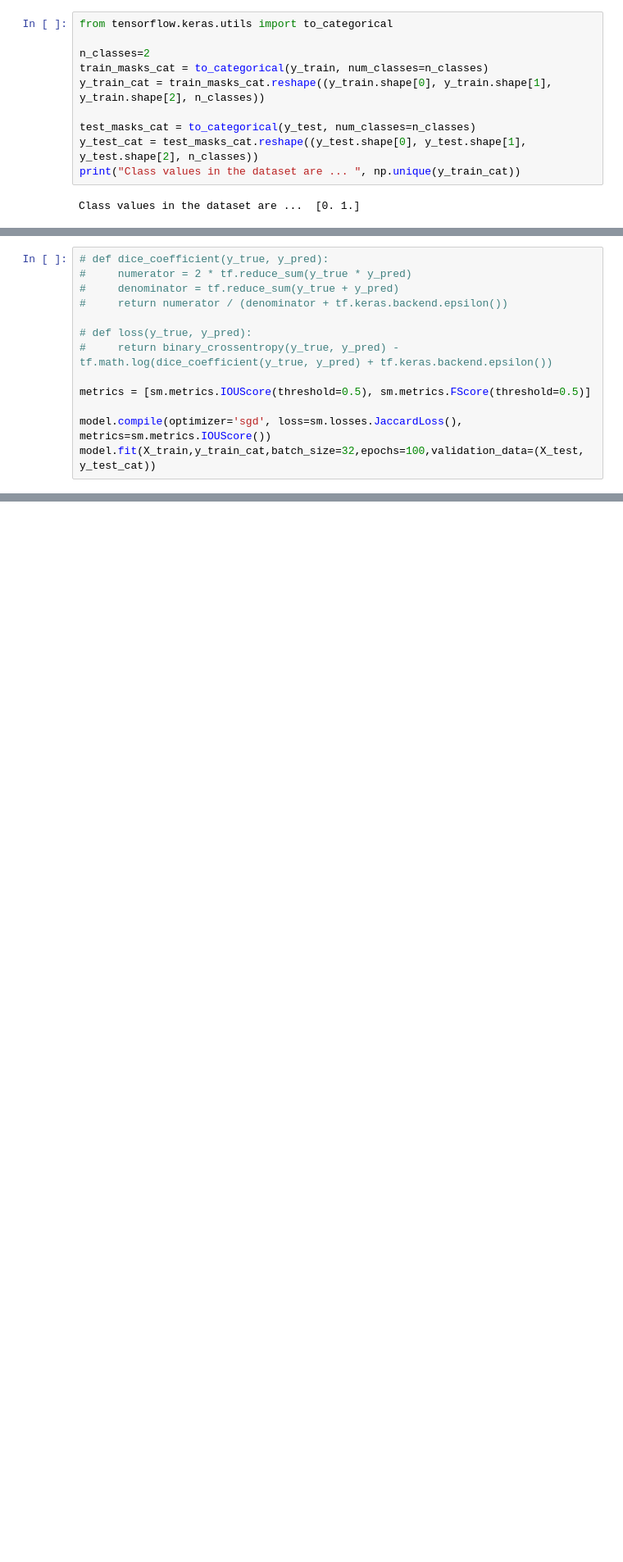
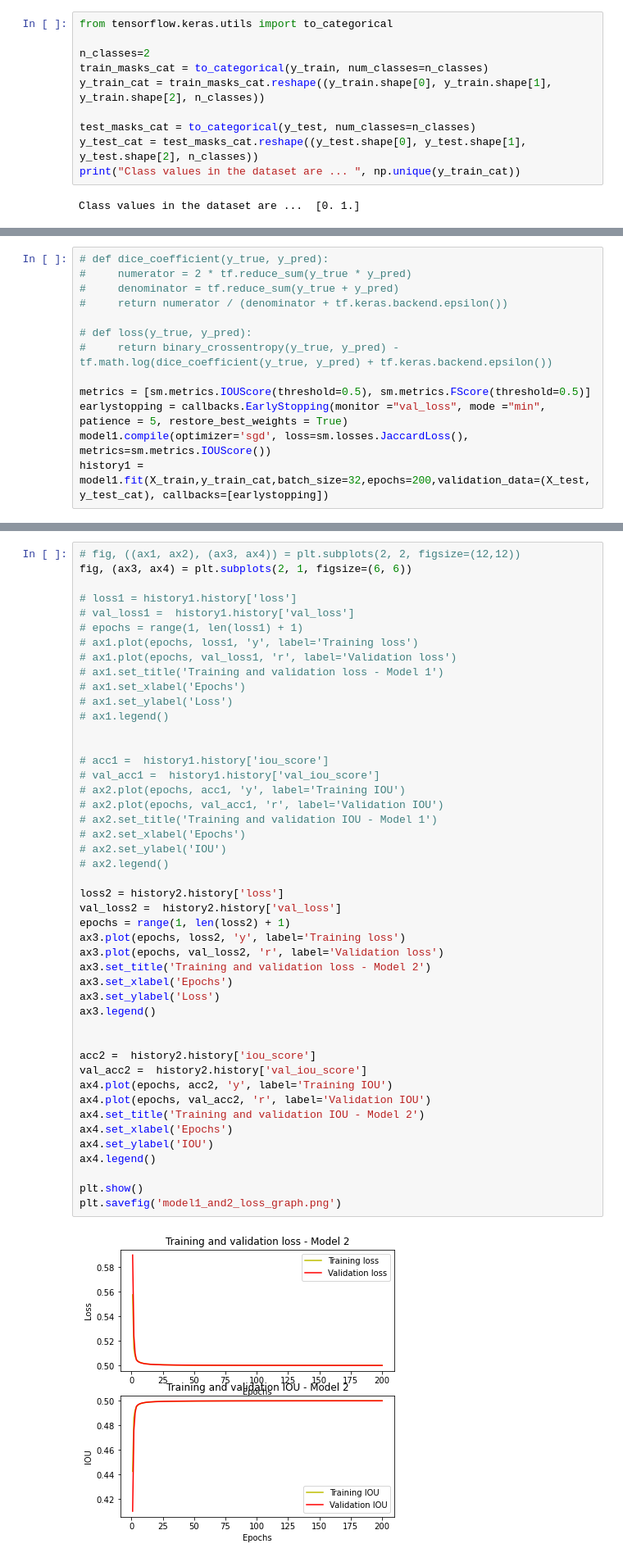
Before and after one commit to gchaudhuri/deeplearning-wetland-purpleloosestrife, a Jupyter notebook: test_run2.ipynb, the cells around one changed output, grey strips where cells are left out. Shown: that part at 82% size. Cells and saved outputs as stored; diff of their text form; blank space fills up the shorter version.

```diff
--- a/test_run2.ipynb
+++ b/test_run2.ipynb
@@ -261,6 +265,6 @@ model = sm.Unet(backbone_name='resnet34', encoder_weights=None, input_shape=(Non
 #     return binary_crossentropy(y_true, y_pred) - tf.math.log(dice_coefficient(y_true, y_pred) + tf.keras.backend.epsilon())
 
 metrics = [sm.metrics.IOUScore(threshold=0.5), sm.metrics.FScore(threshold=0.5)]
-
-model.compile(optimizer='sgd', loss=sm.losses.JaccardLoss(), metrics=sm.metrics.IOUScore())
-model.fit(X_train,y_train_cat,batch_size=32,epochs=100,validation_data=(X_test, y_test_cat))
+earlystopping = callbacks.EarlyStopping(monitor ="val_loss", mode ="min", patience = 5, restore_best_weights = True)
+model1.compile(optimizer='sgd', loss=sm.losses.JaccardLoss(), metrics=sm.metrics.IOUScore())
+history1 = model1.fit(X_train,y_train_cat,batch_size=32,epochs=200,validation_data=(X_test, y_test_cat), callbacks=[earlystopping])
@@ -327,0 +357,48 @@ model1.save('vgg19_200epochs128.tf')
+# %%
+# fig, ((ax1, ax2), (ax3, ax4)) = plt.subplots(2, 2, figsize=(12,12))
+fig, (ax3, ax4) = plt.subplots(2, 1, figsize=(6, 6))
+
+# loss1 = history1.history['loss']
+# val_loss1 =  history1.history['val_loss']
+# epochs = range(1, len(loss1) + 1)
+# ax1.plot(epochs, loss1, 'y', label='Training loss')
+# ax1.plot(epochs, val_loss1, 'r', label='Validation loss')
+# ax1.set_title('Training and validation loss - Model 1')
+# ax1.set_xlabel('Epochs')
+# ax1.set_ylabel('Loss')
+# ax1.legend()
+
+
+# acc1 =  history1.history['iou_score']
+# val_acc1 =  history1.history['val_iou_score']
+# ax2.plot(epochs, acc1, 'y', label='Training IOU')
+# ax2.plot(epochs, val_acc1, 'r', label='Validation IOU')
+# ax2.set_title('Training and validation IOU - Model 1')
+# ax2.set_xlabel('Epochs')
+# ax2.set_ylabel('IOU')
+# ax2.legend()
+
+loss2 = history2.history['loss']
+val_loss2 =  history2.history['val_loss']
+epochs = range(1, len(loss2) + 1)
+ax3.plot(epochs, loss2, 'y', label='Training loss')
+ax3.plot(epochs, val_loss2, 'r', label='Validation loss')
+ax3.set_title('Training and validation loss - Model 2')
+ax3.set_xlabel('Epochs')
+ax3.set_ylabel('Loss')
+ax3.legend()
+
+
+acc2 =  history2.history['iou_score']
+val_acc2 =  history2.history['val_iou_score']
+ax4.plot(epochs, acc2, 'y', label='Training IOU')
+ax4.plot(epochs, val_acc2, 'r', label='Validation IOU')
+ax4.set_title('Training and validation IOU - Model 2')
+ax4.set_xlabel('Epochs')
+ax4.set_ylabel('IOU')
+ax4.legend()
+
+plt.show()
+plt.savefig('model1_and2_loss_graph.png')
+# %% [output]
+[figure, added]
```
Also changed, not shown: parts of 14 cells of this notebook.
